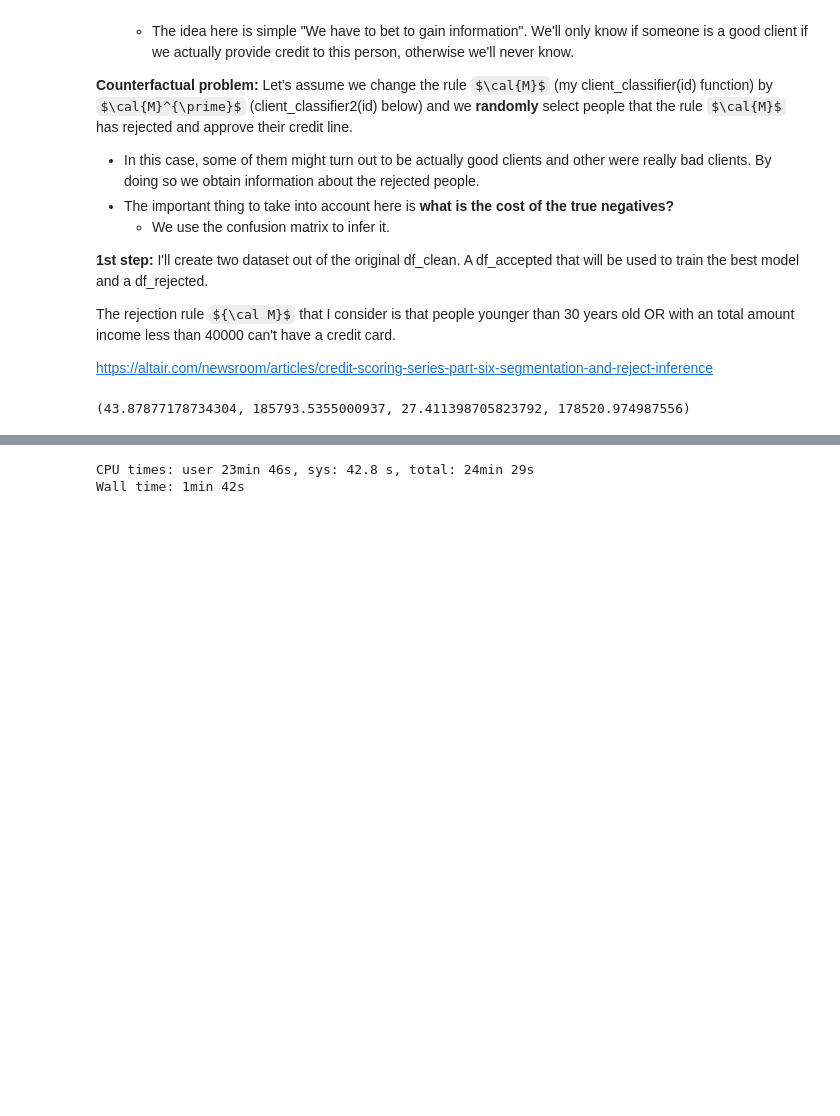
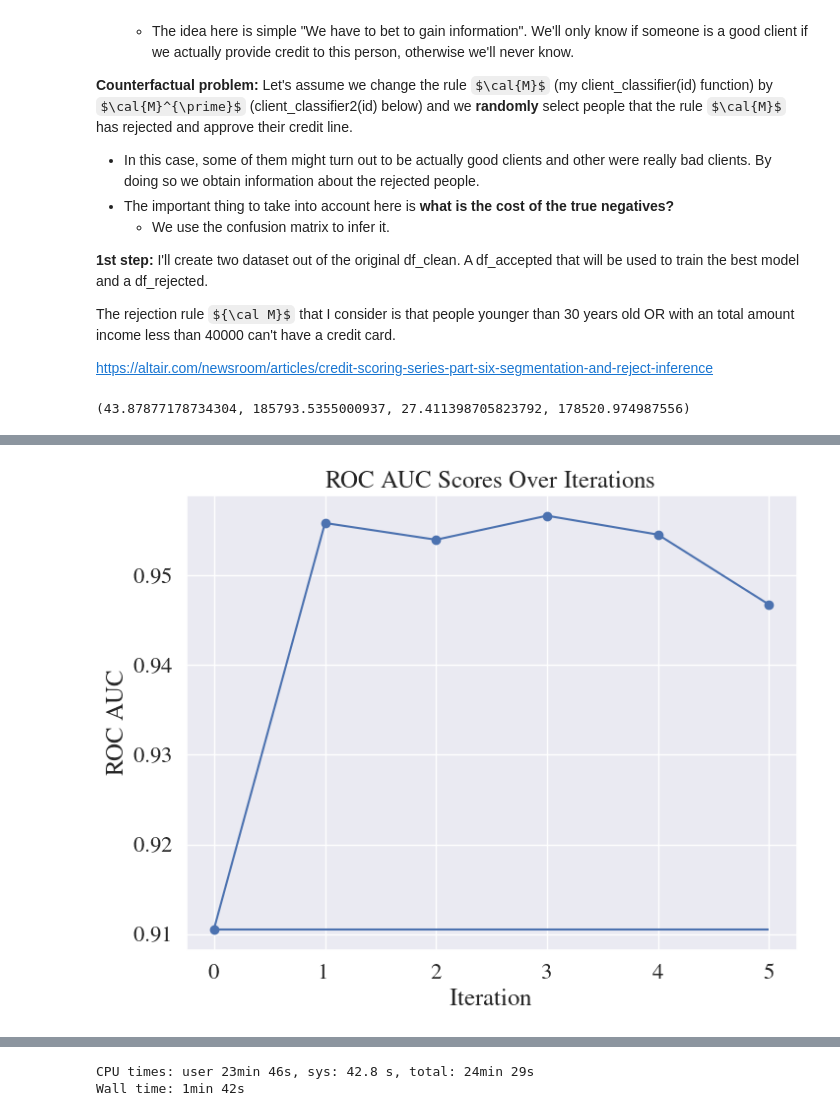
Before and after one commit to BrunoOGoes/DSPortifolio, a Jupyter notebook: P1-Credit card risk analysis/P1-Credit-card-risk-analysis.ipynb, the cells around one changed output, grey strips where cells are left out. Saved outputs shown, nothing was run; the diff lists cells and outputs as text; code cells hidden in the pictures; some formulas as TeX source; blank space fills up the shorter version.

```diff
--- a/P1-Credit card risk analysis/P1-Credit-card-risk-analysis.ipynb
+++ b/P1-Credit card risk analysis/P1-Credit-card-risk-analysis.ipynb
@@ -1642,6 +1580,0 @@ def fuzzy_augmentation(df_accepted, df_rejected, n_iterations=5):
-# %%
-%%time
-# Example usage:
-roc_list, roc_cheat_list, predicted_probs = fuzzy_augmentation(df_accepted, df_rejected, n_iterations=40)
-print("ROC AUC scores on fuzzy augmented dataset:", roc_list)
-print("ROC AUC scores on cheated rejected dataset:", roc_cheat_list)
@@ -1696,0 +1669,6 @@ plt.show()
+# %%
+%%time
+# Example usage:
+roc_list, roc_cheat_list, predicted_probs = fuzzy_augmentation(df_accepted, df_rejected, n_iterations=5)
+print("ROC AUC scores on fuzzy augmented dataset:", roc_list)
+print("ROC AUC scores on cheated rejected dataset:", roc_cheat_list)
@@ -1696,0 +1680,18 @@ plt.show()
+# %%
+# Sample data (replace with your actual data)
+iterations = list(range(0, len(roc_cheat_list)))
+roc_auc_scores = roc_cheat_list
+#calibration_data = [(0.1, 0.15), (0.2, 0.22), (0.3, 0.28), (0.4, 0.38)]  # Replace with your calibration data
+
+# Create a plot for ROC AUC scores over iterations
+plt.figure(figsize=(8, 6))
+plt.plot(iterations, roc_auc_scores, marker='o', linestyle='-', color='b')
+plt.title("ROC AUC Scores Over Iterations")
+plt.xlabel("Iteration")
+plt.ylabel("ROC AUC")
+plt.hlines(roc_cheat_list[0], 0, len(roc_cheat_list)-1)
+plt.grid(True)
+save_plot("ROC-AUCOveriterations.pdf")
+plt.show()
+# %% [output]
+[figure, added]
```
Also changed, not shown: parts of 32 cells of this notebook, 6 other files.
